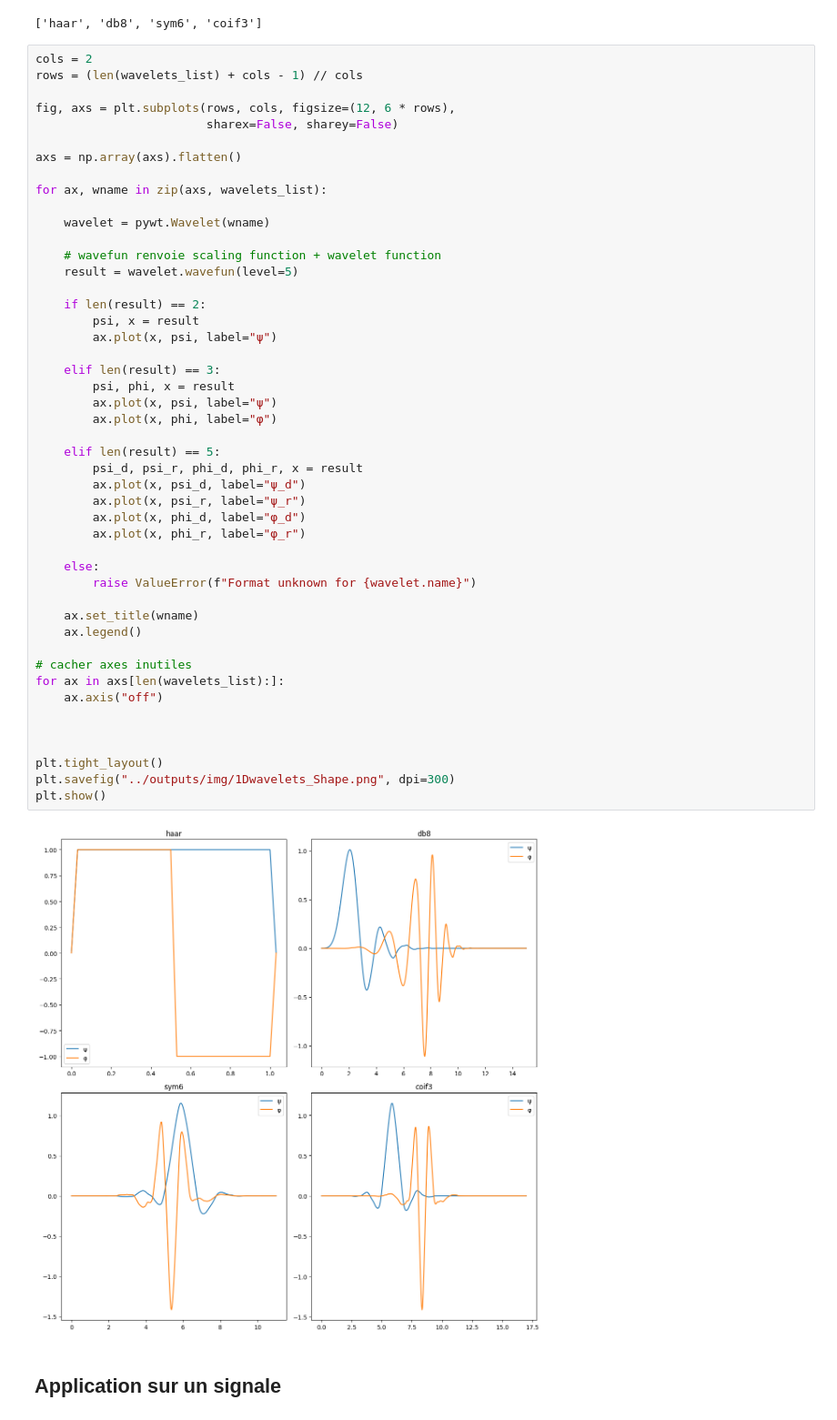
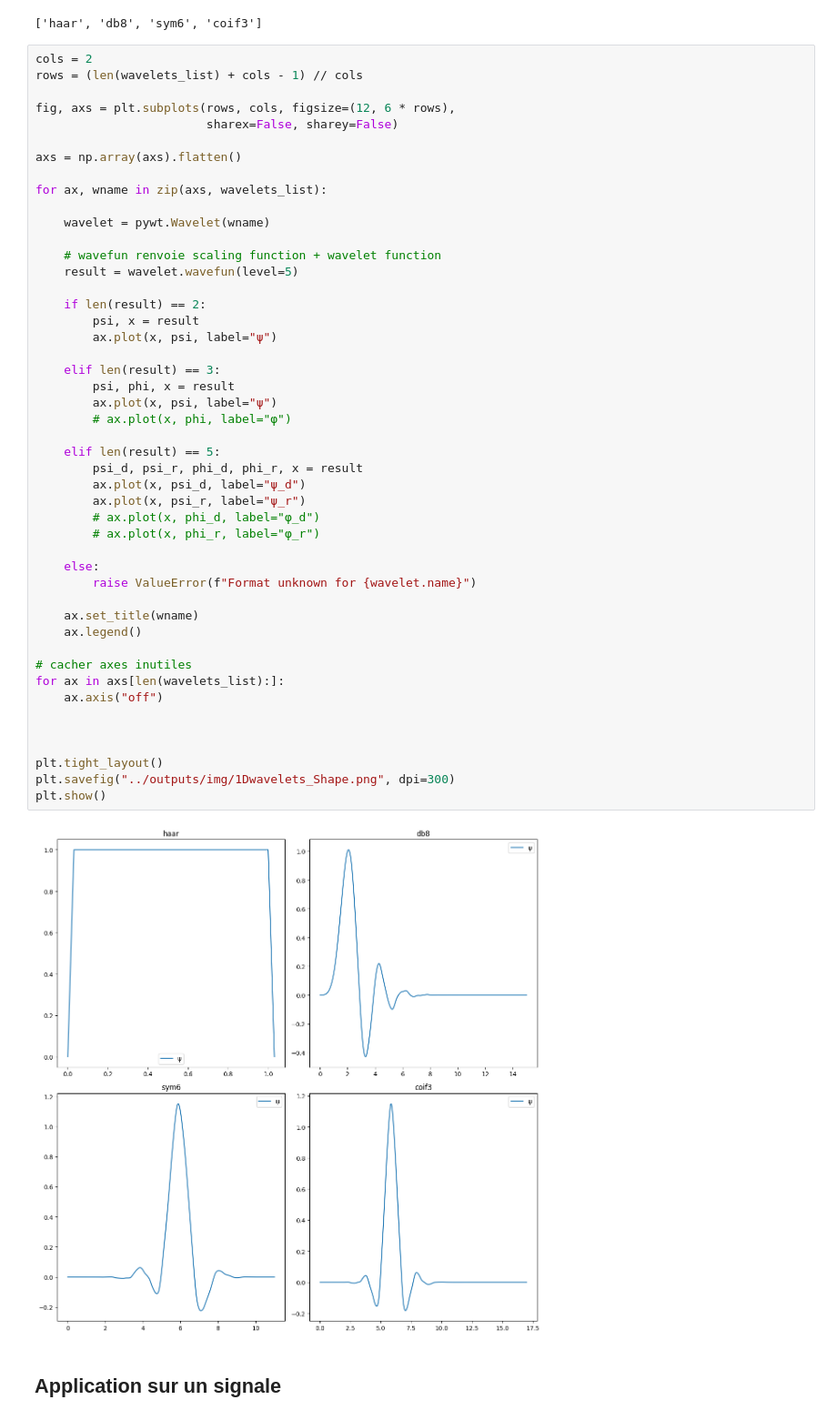
Before and after one commit to Samuel-Chapuis/Rayleigh-Taylor-Generative-Surrogate, a Jupyter notebook: analyse_outils/VisualisationWavelet.ipynb, the cells around one changed output. Shown at 91% size. Drawn from its saved outputs; the diff is of its cells as text.

```diff
--- a/analyse_outils/VisualisationWavelet.ipynb
+++ b/analyse_outils/VisualisationWavelet.ipynb
@@ -84,37 +83,37 @@ for ax, wname in zip(axs, wavelets_list):
 
     if len(result) == 2:
         psi, x = result
         ax.plot(x, psi, label="ψ")
 
     elif len(result) == 3:
         psi, phi, x = result
         ax.plot(x, psi, label="ψ")
-        ax.plot(x, phi, label="φ")
+        # ax.plot(x, phi, label="φ")
 
     elif len(result) == 5:
         psi_d, psi_r, phi_d, phi_r, x = result
         ax.plot(x, psi_d, label="ψ_d")
         ax.plot(x, psi_r, label="ψ_r")
-        ax.plot(x, phi_d, label="φ_d")
-        ax.plot(x, phi_r, label="φ_r")
+        # ax.plot(x, phi_d, label="φ_d")
+        # ax.plot(x, phi_r, label="φ_r")
 
     else:
         raise ValueError(f"Format unknown for {wavelet.name}")
 
     ax.set_title(wname)
     ax.legend()
 
 # cacher axes inutiles
 for ax in axs[len(wavelets_list):]:
     ax.axis("off")
 
 
 
 plt.tight_layout()
 plt.savefig("../outputs/img/1Dwavelets_Shape.png", dpi=300)
 plt.show()
 # %% [output]
-[figure, old version]
+[figure, new version]
 # %% [markdown]
 ## Application sur un signale
 # %%
```
Also changed, not shown: parts of 2 cells of this notebook, 5 other files.
